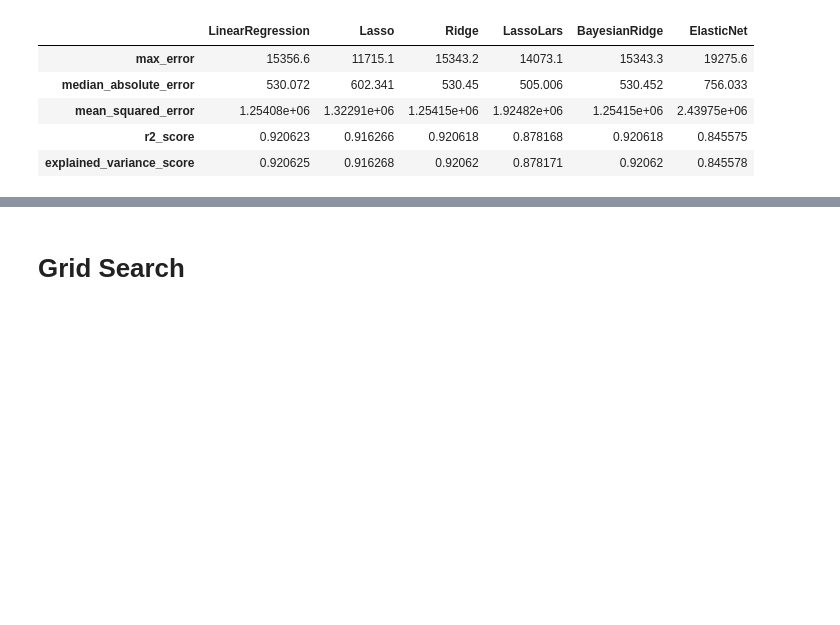
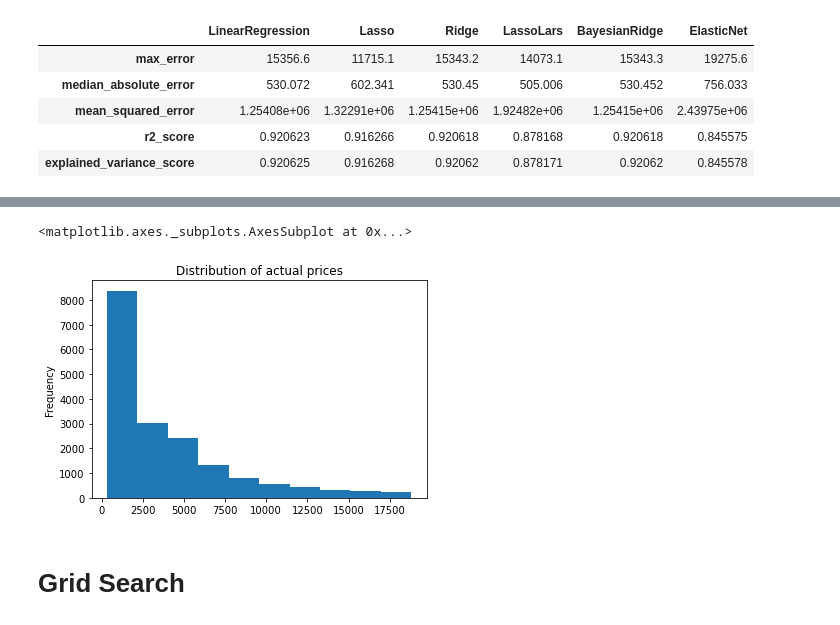
Before and after one commit to boranova/Diamond-Prices-Machine-Learning, a Jupyter notebook: Linear_models_v.ipynb, the cells around one changed output, grey strips where cells are left out. Saved outputs shown, nothing was run; the diff lists cells and outputs as text; code cells hidden in the pictures; blank space fills up the shorter version.

```diff
--- a/Linear_models_v.ipynb
+++ b/Linear_models_v.ipynb
@@ -157,5 +172,8 @@ log_regression_df['y_pred'].plot.hist(bins = 10)
 # %%
-log_regression_df['y_test'].plot.hist( bins = 10)
+log_regression_df['y_test'].plot.hist( bins = 10, title = "Distribution of actual prices")
+# %% [output]
+<matplotlib.axes._subplots.AxesSubplot at 0x...>
+[figure, added]
 # %%
 log_regression_df['y_lasso'].plot.hist( bins = 10)
 # %% [markdown]
```
Also changed, not shown: parts of 6 cells of this notebook, 2 other files.
